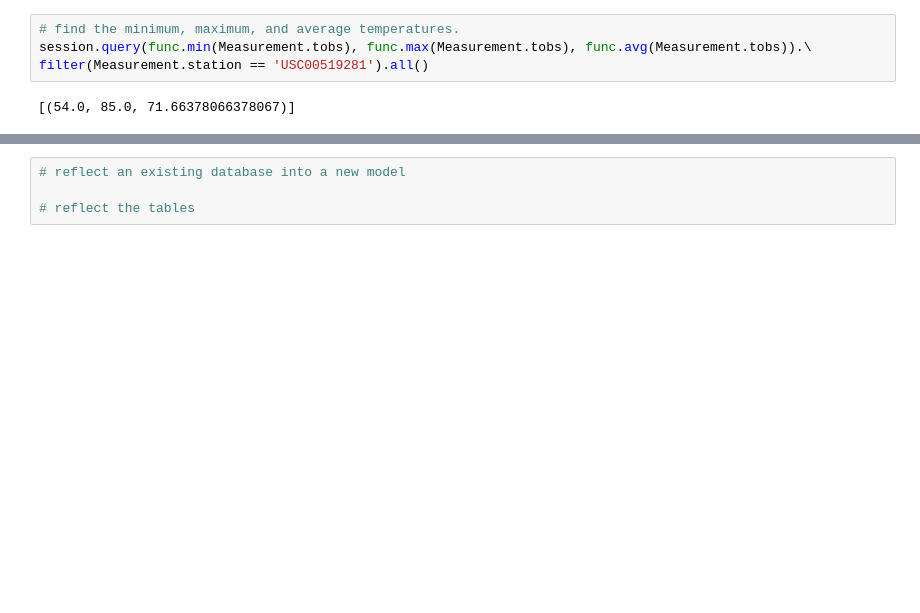
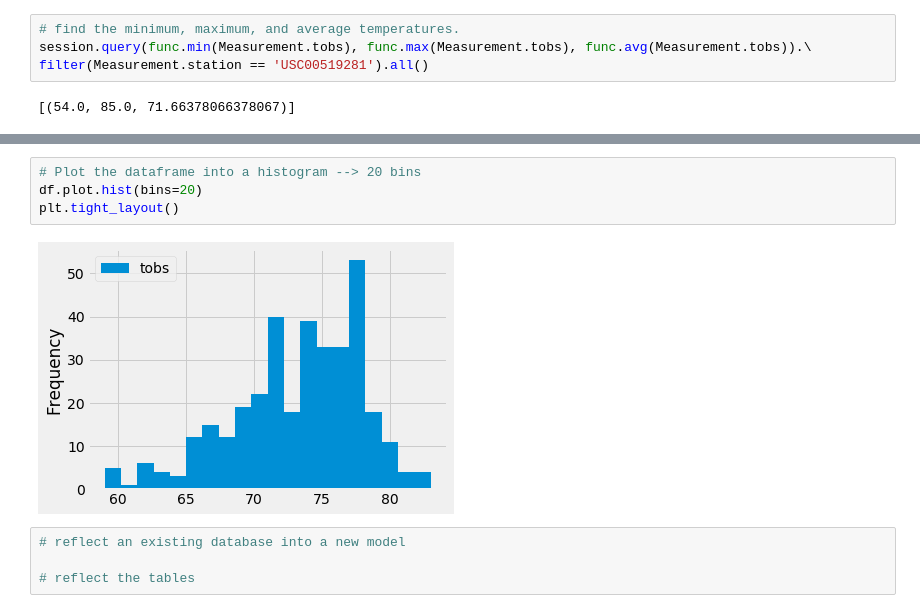
Before and after one commit to natrockwood/Surfs_Up, a Jupyter notebook: climate_analysis.ipynb, the cells around one changed output, grey strips where cells are left out. Drawn from its saved outputs; the diff is of its cells as text; blank space fills up the shorter version.

```diff
--- a/climate_analysis.ipynb
+++ b/climate_analysis.ipynb
@@ -203,3 +245,9 @@ filter(Measurement.station == 'USC00519281').all()
+# %%
+# Plot the dataframe into a histogram --> 20 bins
+df.plot.hist(bins=20)
+plt.tight_layout()
+# %% [output]
+[figure, added]
 # %%
 # reflect an existing database into a new model
 
```
Also changed, not shown: parts of 6 cells of this notebook.
